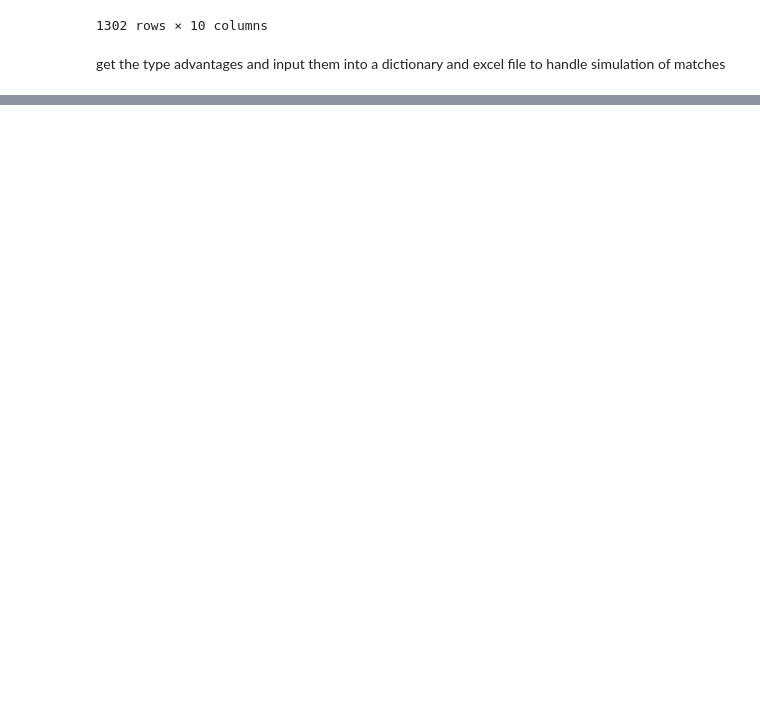
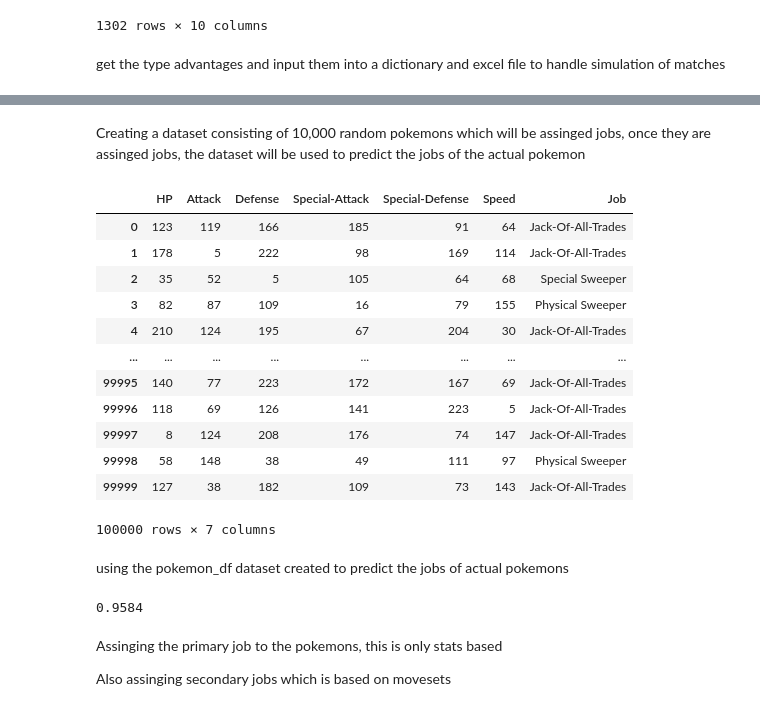
Before and after one commit to syedramim/Elo-Rating-Analysis, a Jupyter notebook: pokemon_rating.ipynb, the cells around one changed output, grey strips where cells are left out. Cells and saved outputs as stored; diff of their text form; code cells hidden in the pictures; blank space fills up the shorter version.

```diff
--- a/pokemon_rating.ipynb
+++ b/pokemon_rating.ipynb
@@ -103,0 +143,38 @@ move_adv_df
+# %% [markdown]
+Creating a dataset consisting of 10,000 random pokemons which will be assinged jobs, once they are assinged jobs, the dataset will be used to predict the jobs of the actual pokemon
+# %%
+pokemon_df = generate_random_pokemon(100000)
+# %%
+pokemon_df
+# %% [output]
+|  | HP | Attack | Defense | Special-Attack | Special-Defense | Speed | Job |
+| 0 | 123 | 119 | 166 | 185 | 91 | 64 | Jack-Of-All-Trades |
+| 1 | 178 | 5 | 222 | 98 | 169 | 114 | Jack-Of-All-Trades |
+| 2 | 35 | 52 | 5 | 105 | 64 | 68 | Special Sweeper |
+| 3 | 82 | 87 | 109 | 16 | 79 | 155 | Physical Sweeper |
+| 4 | 210 | 124 | 195 | 67 | 204 | 30 | Jack-Of-All-Trades |
+| ... | ... | ... | ... | ... | ... | ... | ... |
+| 99995 | 140 | 77 | 223 | 172 | 167 | 69 | Jack-Of-All-Trades |
+| 99996 | 118 | 69 | 126 | 141 | 223 | 5 | Jack-Of-All-Trades |
+| 99997 | 8 | 124 | 208 | 176 | 74 | 147 | Jack-Of-All-Trades |
+| 99998 | 58 | 148 | 38 | 49 | 111 | 97 | Physical Sweeper |
+| 99999 | 127 | 38 | 182 | 109 | 73 | 143 | Jack-Of-All-Trades |
+100000 rows × 7 columns
+# %% [markdown]
+using the pokemon_df dataset created to predict the jobs of actual pokemons
+# %%
+from sklearn.model_selection import train_test_split
+from sklearn.ensemble import RandomForestClassifier
+
+pokemon_df['Job'] = pokemon_df['Job'].astype('category')
+
+X_train, X_test, y_train, y_test = train_test_split(pokemon_df.drop(['Job'], axis='columns'), pokemon_df.Job, test_size=0.2)
+clf = RandomForestClassifier()
+clf.fit(X_train, y_train)
+clf.score(X_test, y_test)
+# %% [output]
+0.9584
+# %% [markdown]
+Assinging the primary job to the pokemons, this is only stats based
+
+Also assinging secondary jobs which is based on movesets
```
Also changed, not shown: parts of 11 cells of this notebook, 6 other files.
